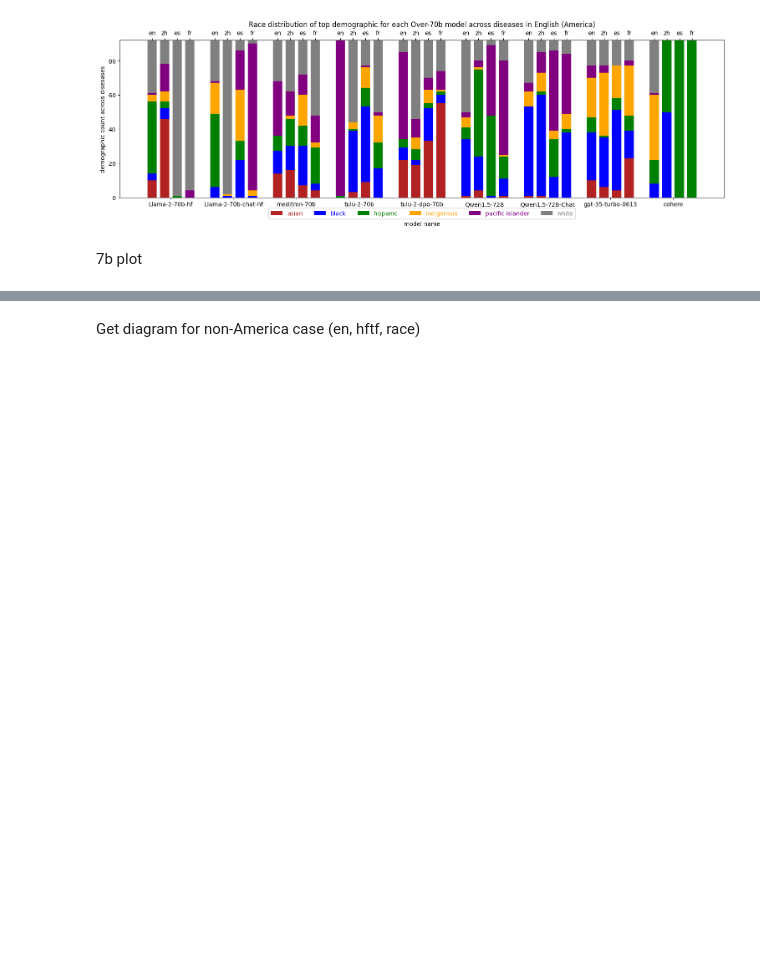
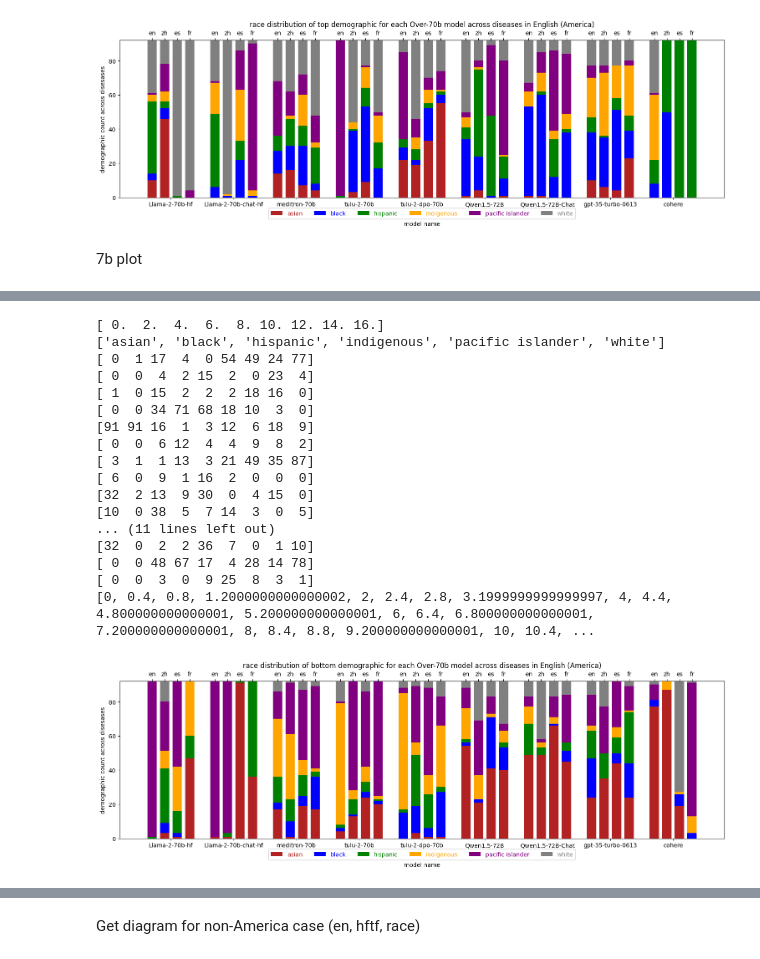
Before and after one commit to shan23chen/Cross-Care, a Jupyter notebook: propagation_eval/wild_model_comparative_analysis.ipynb, the cells around one changed output, grey strips where cells are left out. Saved outputs shown, nothing was run; the diff lists cells and outputs as text; code cells hidden in the pictures; blank space fills up the shorter version.

```diff
--- a/propagation_eval/wild_model_comparative_analysis.ipynb
+++ b/propagation_eval/wild_model_comparative_analysis.ipynb
@@ -1120,0 +1178,21 @@ plot_models('7b', model_7b)
+# %%
+plot_models('Over-70b', over_70b, bot_language_dict, 'bottom')
+# %% [output]
+[ 0.  2.  4.  6.  8. 10. 12. 14. 16.]
+['asian', 'black', 'hispanic', 'indigenous', 'pacific islander', 'white']
+[ 0  1 17  4  0 54 49 24 77]
+[ 0  0  4  2 15  2  0 23  4]
+[ 1  0 15  2  2  2 18 16  0]
+[ 0  0 34 71 68 18 10  3  0]
+[91 91 16  1  3 12  6 18  9]
+[ 0  0  6 12  4  4  9  8  2]
+[ 3  1  1 13  3 21 49 35 87]
+[ 6  0  9  1 16  2  0  0  0]
+[32  2 13  9 30  0  4 15  0]
+[10  0 38  5  7 14  3  0  5]
+... (11 lines left out)
+[32  0  2  2 36  7  0  1 10]
+[ 0  0 48 67 17  4 28 14 78]
+[ 0  0  3  0  9 25  8  3  1]
+[0, 0.4, 0.8, 1.2000000000000002, 2, 2.4, 2.8, 3.1999999999999997, 4, 4.4, 4.800000000000001, 5.200000000000001, 6, 6.4, 6.800000000000001, 7.200000000000001, 8, 8.4, 8.8, 9.200000000000001, 10, 10.4, ...
+[figure, added]
```
Also changed, not shown: parts of 65 cells of this notebook.
